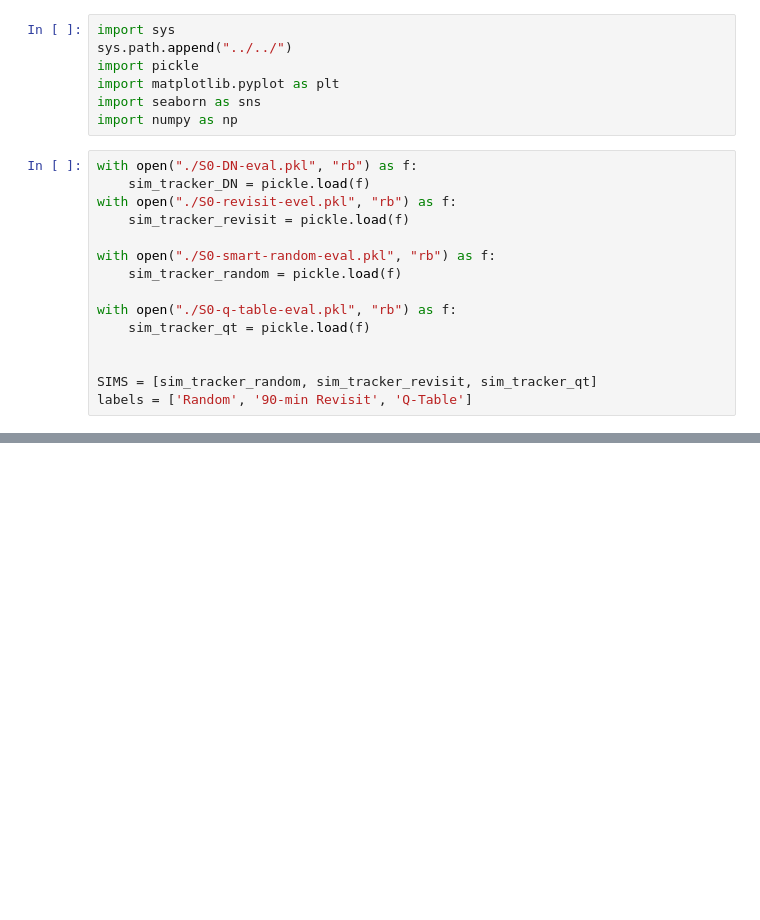
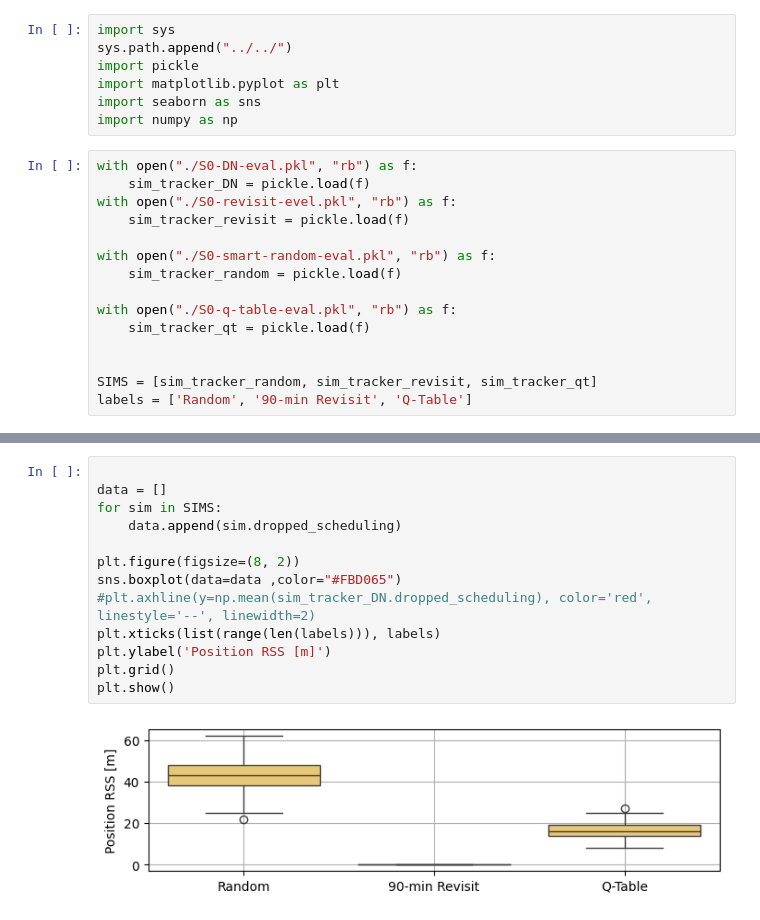
Before and after one commit to tedinspace/ssn-optimization, a Jupyter notebook: scripts/scenario0/scenario0_results.ipynb, the cells around one changed output, grey strips where cells are left out. Cells and saved outputs as stored; diff of their text form; blank space fills up the shorter version.

```diff
--- a/scripts/scenario0/scenario0_results.ipynb
+++ b/scripts/scenario0/scenario0_results.ipynb
@@ -55 +55,16 @@ plt.show()
+# %%
+
+data = []
+for sim in SIMS:
+    data.append(sim.dropped_scheduling)
+
+plt.figure(figsize=(8, 2))
+sns.boxplot(data=data ,color="#FBD065")
+#plt.axhline(y=np.mean(sim_tracker_DN.dropped_scheduling), color='red', linestyle='--', linewidth=2)
+plt.xticks(list(range(len(labels))), labels)
+plt.ylabel('Position RSS [m]')
+plt.grid()
+plt.show()
+# %% [output]
+[figure, added]
 # %%
```
Also changed, not shown: parts of 5 cells of this notebook, 4 other files.
